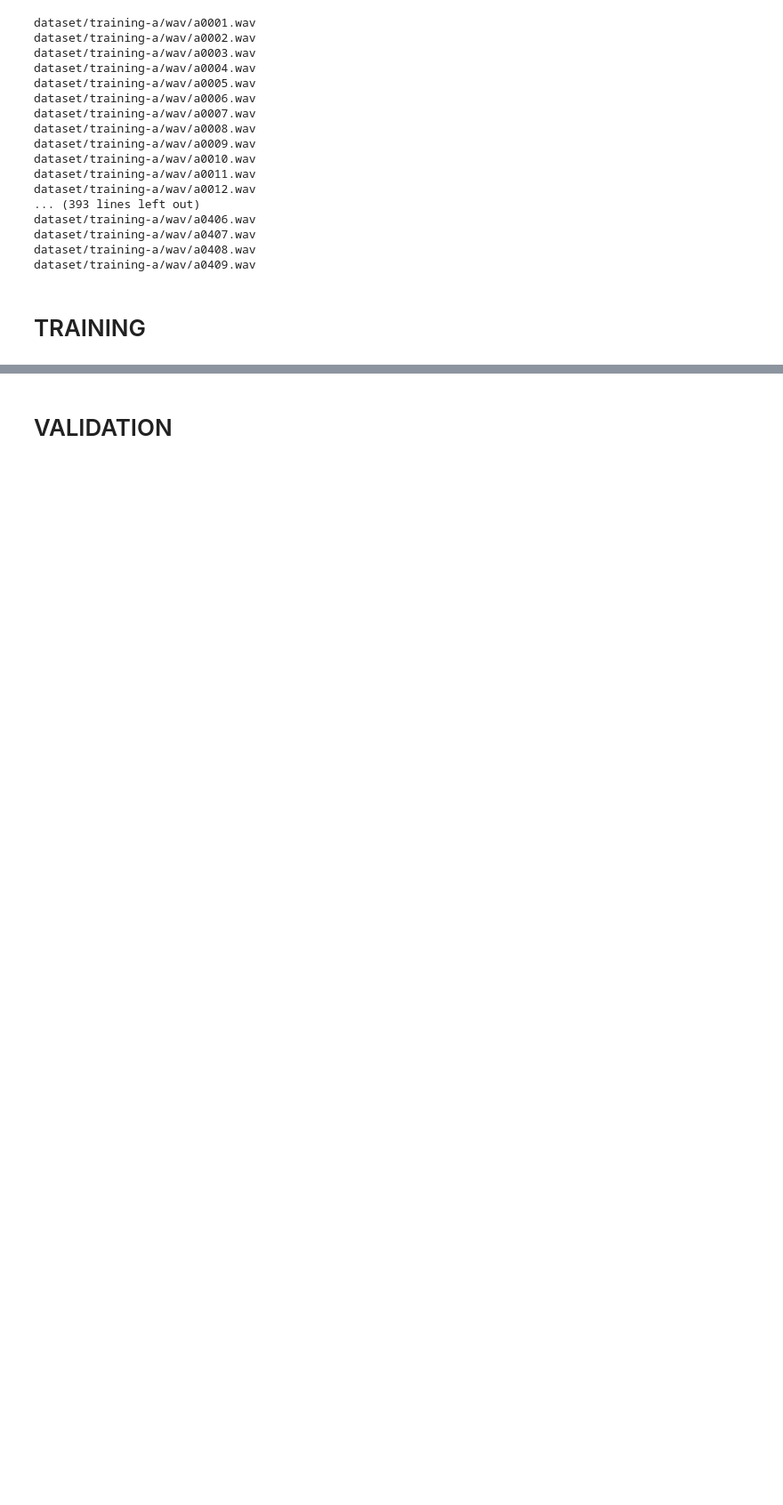
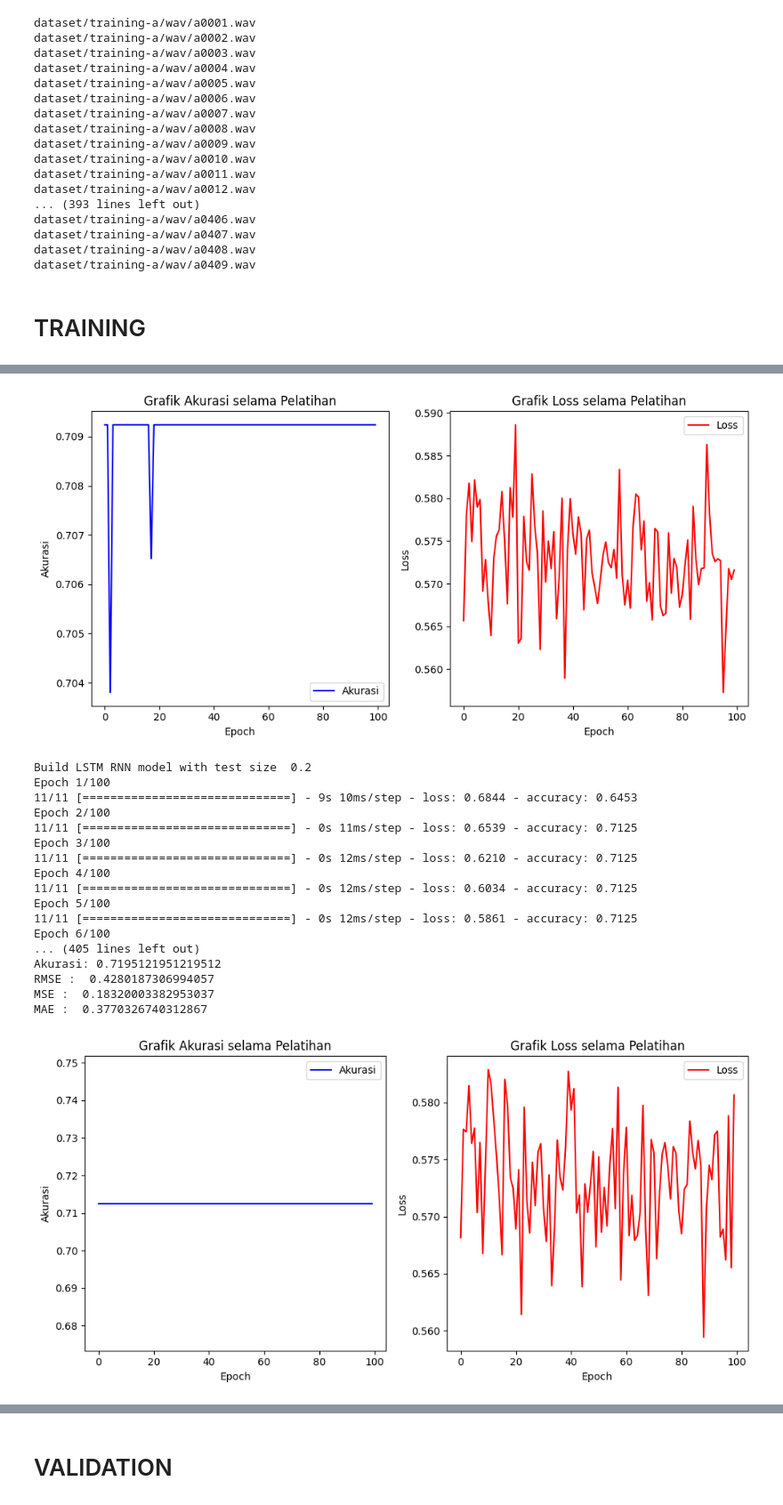
Before and after one commit to dianrezky/project-matkul-s2-biomediss, a Jupyter notebook: SOURCE CODE UNTUK PUBLISH PAPER USER SEPT.ipynb, the cells around one changed output, grey strips where cells are left out. Shown at 89% size. Saved outputs shown, nothing was run; the diff lists cells and outputs as text; code cells hidden in the pictures; blank space fills up the shorter version.

```diff
--- a/SOURCE CODE UNTUK PUBLISH PAPER USER SEPT.ipynb
+++ b/SOURCE CODE UNTUK PUBLISH PAPER USER SEPT.ipynb
@@ -103,7 +104,16 @@ hasilMSE = []
 hasilRMSE = []
 hasilAkurasi = []
 
+all_accuracies = []
+all_losses = []
+
+accuracies = []
+losses = []
+
 for i in test_size:
+
+    # accuracies = []
+    # losses = []
     x_train, x_test, y_train, y_test = train_test_split(features, labels_encoded, test_size=i, random_state=42)
 
     # Mengubah bentuk data menjadi 3 dimensi untuk RNN-LSTM (jumlah sampel, panjang setiap sampel, jumlah fitur)
@@ -118,9 +128,14 @@ for i in test_size:
 
     model.compile(loss='binary_crossentropy', optimizer='adam', metrics=['accuracy'])
     model.fit(x_train, y_train, batch_size=32, epochs=100)
+    history = model.fit(x_train, y_train, batch_size=32, epochs=100)
+
+    # Simpan metrik akurasi dan loss pada setiap epoch
+    accuracies.append(history.history['accuracy'])
+    losses.append(history.history['loss'])
+
 
     model.summary()
-
 
     # Melakukan prediksi pada data uji
     predictions = model.predict(x_test)
@@ -143,6 +158,25 @@ for i in test_size:
     hasilMSE.append(mse)
     hasilRMSE.append(rmse)
     hasilAkurasi.append(accuracy)
+
+    # Plot metrik akurasi dan loss dalam satu grafik
+    plt.figure(figsize=(10, 5))  # Mengatur ukuran grafik
+    plt.subplot(1, 2, 1)  # Menampilkan dua grafik sejajar, yang pertama
+    plt.plot(history.history['accuracy'], label='Akurasi', color='blue')
+    plt.xlabel('Epoch')
+    plt.ylabel('Akurasi')
+    plt.legend()
+    plt.title('Grafik Akurasi selama Pelatihan')
+
+    plt.subplot(1, 2, 2)  # Grafik kedua
+    plt.plot(history.history['loss'], label='Loss', color='red')
+    plt.xlabel('Epoch')
+    plt.ylabel('Loss')
+    plt.legend()
+    plt.title('Grafik Loss selama Pelatihan')
+
+    plt.tight_layout()  # Untuk menghindari tumpang tindih antara grafik
+    plt.show()
 # %% [output]
 Build LSTM RNN model with test size  0.1
 Epoch 1/100
@@ -163,0 +198,19 @@ MAE :  0.4012744003679694
+[figure, added]
+Build LSTM RNN model with test size  0.2
+Epoch 1/100
+11/11 [==============================] - 9s 10ms/step - loss: 0.6844 - accuracy: 0.6453
+Epoch 2/100
+11/11 [==============================] - 0s 11ms/step - loss: 0.6539 - accuracy: 0.7125
+Epoch 3/100
+11/11 [==============================] - 0s 12ms/step - loss: 0.6210 - accuracy: 0.7125
+Epoch 4/100
+11/11 [==============================] - 0s 12ms/step - loss: 0.6034 - accuracy: 0.7125
+Epoch 5/100
+11/11 [==============================] - 0s 12ms/step - loss: 0.5861 - accuracy: 0.7125
+Epoch 6/100
+... (405 lines left out)
+Akurasi: 0.7195121951219512
+RMSE :  0.4280187306994057
+MSE :  0.18320003382953037
+MAE :  0.3770326740312867
+[figure, added]
```
Also changed, not shown: parts of 12 cells of this notebook, 3 other files.
